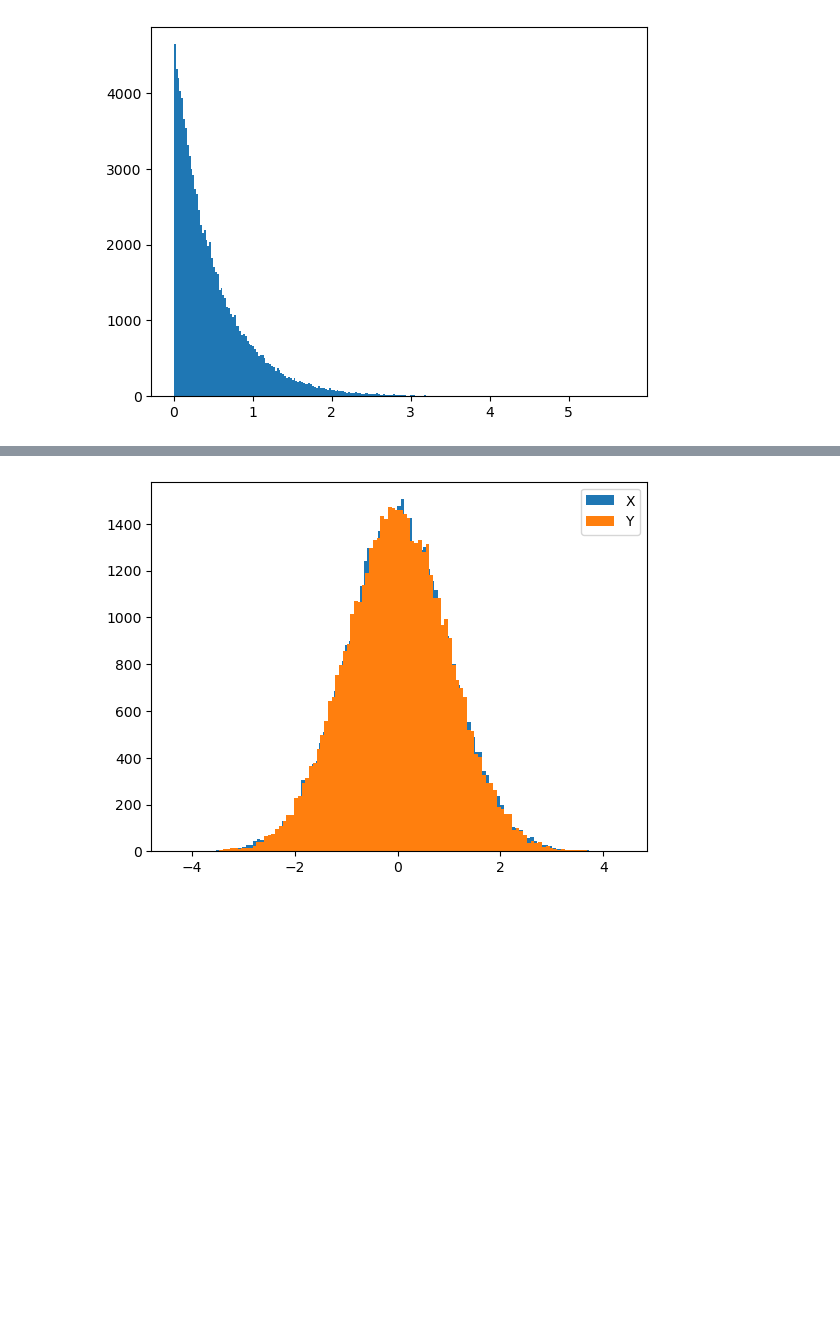
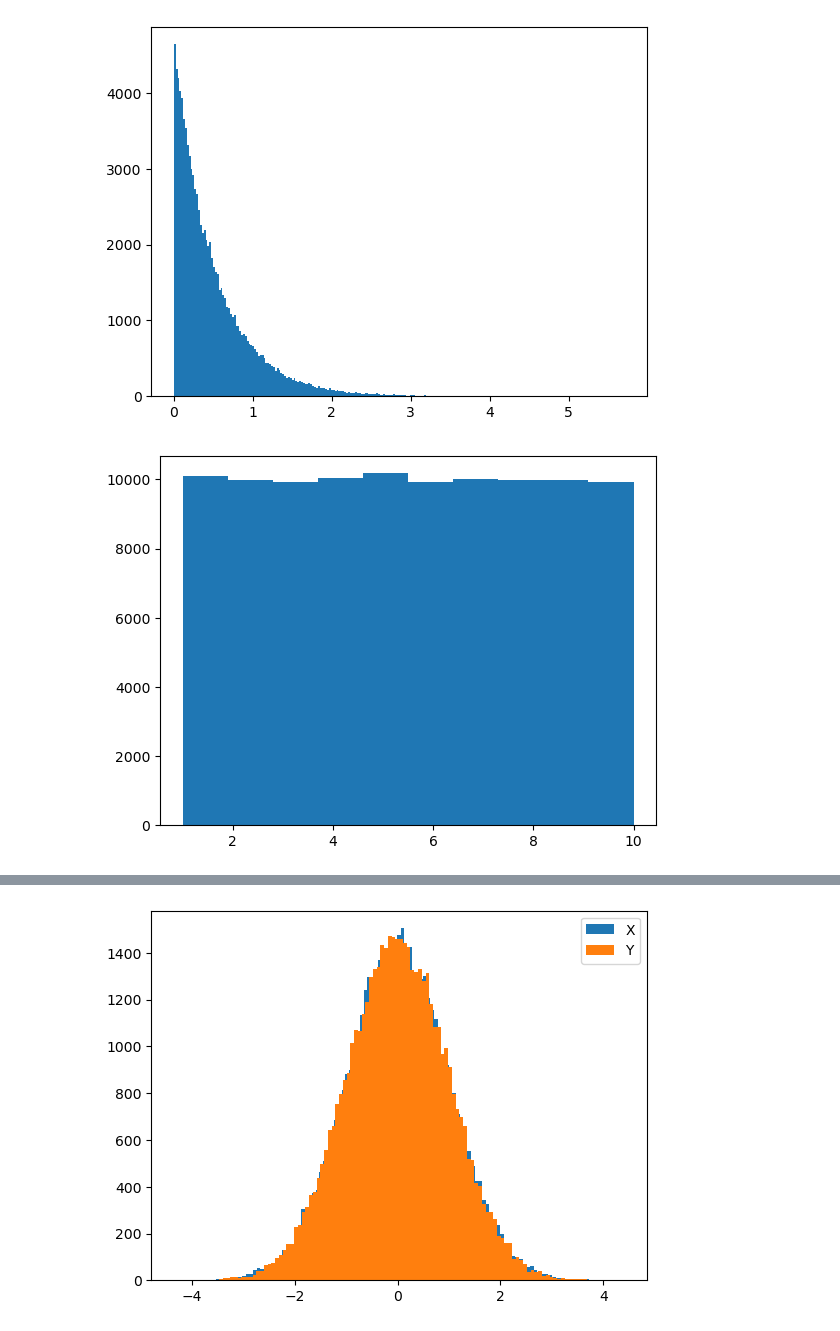
Before and after one commit to Guillaume-melis/Numerical_Methods_for_finance, a Jupyter notebook: Cours 1/course_1.ipynb, the cells around one changed output, grey strips where cells are left out. Cells and saved outputs as stored; diff of their text form; code cells hidden in the pictures; blank space fills up the shorter version.

```diff
--- a/Cours 1/course_1.ipynb
+++ b/Cours 1/course_1.ipynb
@@ -51,6 +52,17 @@ plt.hist(Y,bins='auto')
 plt.show()
 # %% [output]
 [figure]
+# %%
+# Exercise : Generate Uniformely distributed random integers in the range 1 to 10 (inclusively)
+
+U = np.random.rand(100000)
+
+Y = 9*U + 1
+
+plt.hist(Y)
+plt.show()
+# %% [output]
+[figure, added]
 # %%
 #Exercise : Simulate a Binomial distribution with parameters N=5 and p=0.25
 
```
Also changed, not shown: parts of 6 cells of this notebook.
